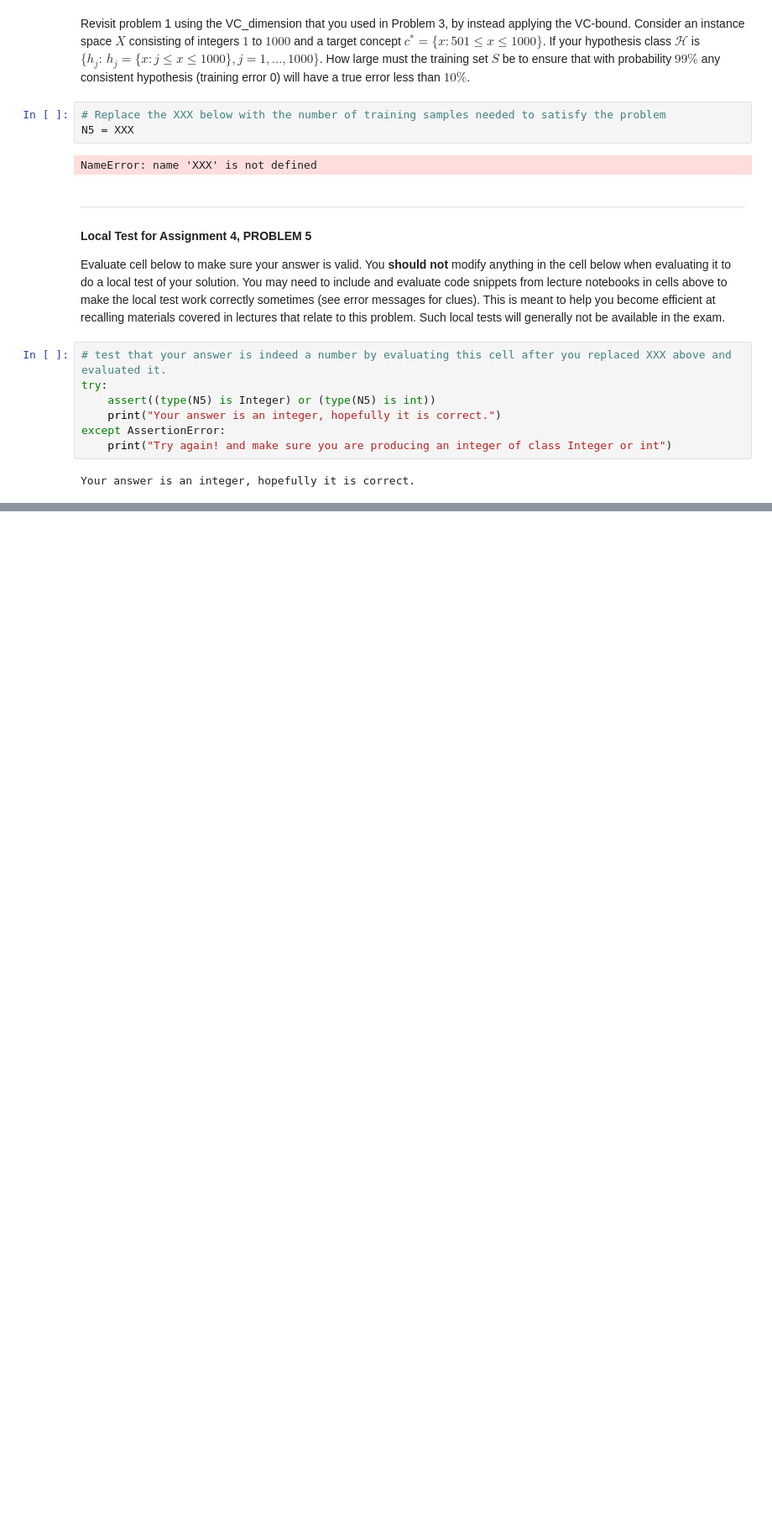
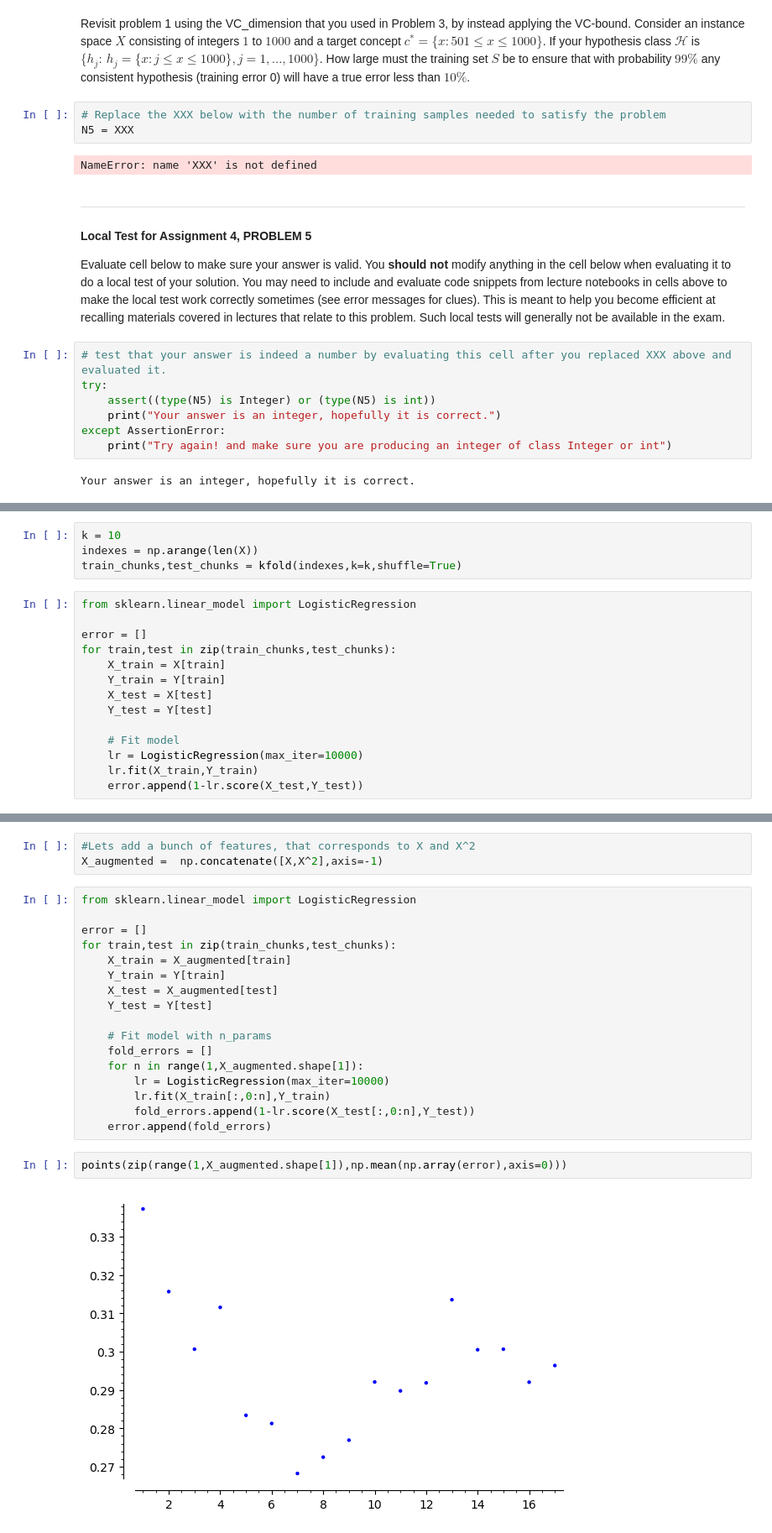
Before and after one commit to datascience-intro/1MS041-2020, a Jupyter notebook: lectures/15.ipynb, the cells around one changed output, grey strips where cells are left out. Shown at 84% size. Cells and saved outputs as stored; diff of their text form; blank space fills up the shorter version.

```diff
--- a/lectures/15.ipynb
+++ b/lectures/15.ipynb
@@ -751,0 +847,18 @@ Your answer is an integer, hopefully it is correct.
+# %%
+k = 10
+indexes = np.arange(len(X))
+train_chunks,test_chunks = kfold(indexes,k=k,shuffle=True)
+# %%
+from sklearn.linear_model import LogisticRegression
+
+error = []
+for train,test in zip(train_chunks,test_chunks):
+    X_train = X[train]
+    Y_train = Y[train]
+    X_test = X[test]
+    Y_test = Y[test]
+
+    # Fit model
+    lr = LogisticRegression(max_iter=10000)
+    lr.fit(X_train,Y_train)
+    error.append(1-lr.score(X_test,Y_test))
@@ -751,0 +884,24 @@ Your answer is an integer, hopefully it is correct.
+# %%
+#Lets add a bunch of features, that corresponds to X and X^2
+X_augmented =  np.concatenate([X,X^2],axis=-1)
+# %%
+from sklearn.linear_model import LogisticRegression
+
+error = []
+for train,test in zip(train_chunks,test_chunks):
+    X_train = X_augmented[train]
+    Y_train = Y[train]
+    X_test = X_augmented[test]
+    Y_test = Y[test]
+
+    # Fit model with n_params
+    fold_errors = []
+    for n in range(1,X_augmented.shape[1]):
+        lr = LogisticRegression(max_iter=10000)
+        lr.fit(X_train[:,0:n],Y_train)
+        fold_errors.append(1-lr.score(X_test[:,0:n],Y_test))
+    error.append(fold_errors)
+# %%
+points(zip(range(1,X_augmented.shape[1]),np.mean(np.array(error),axis=0)))
+# %% [output]
+[figure, added]
```
Also changed, not shown: parts of 20 cells of this notebook, 13 other files.
